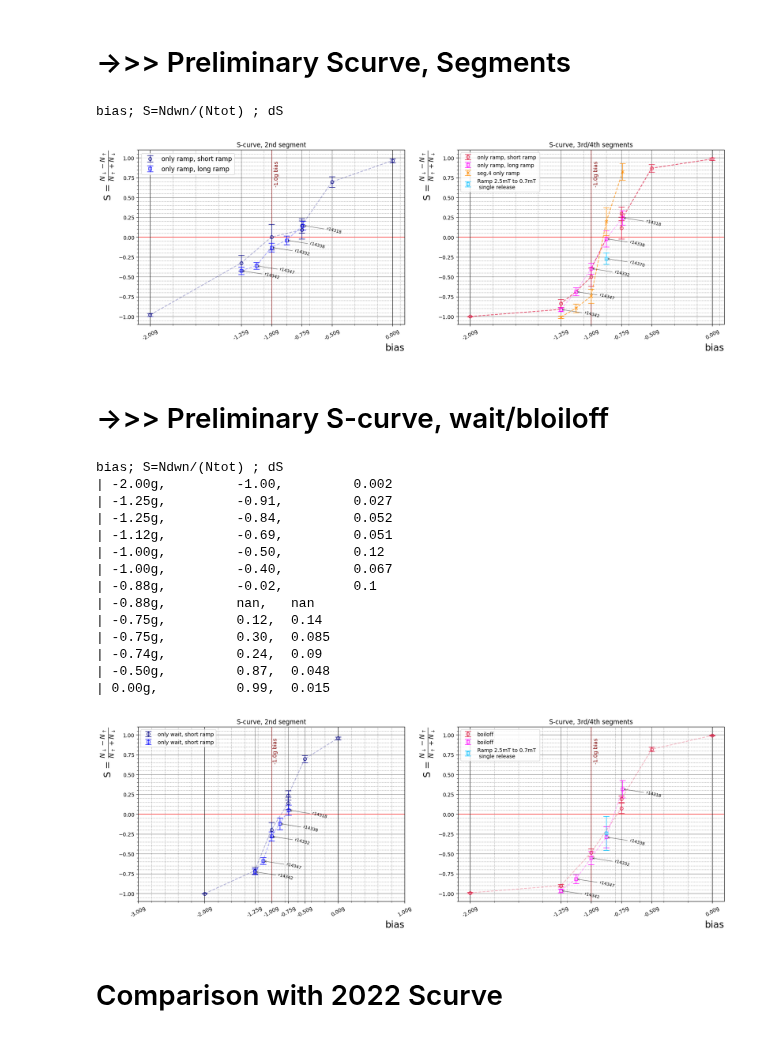
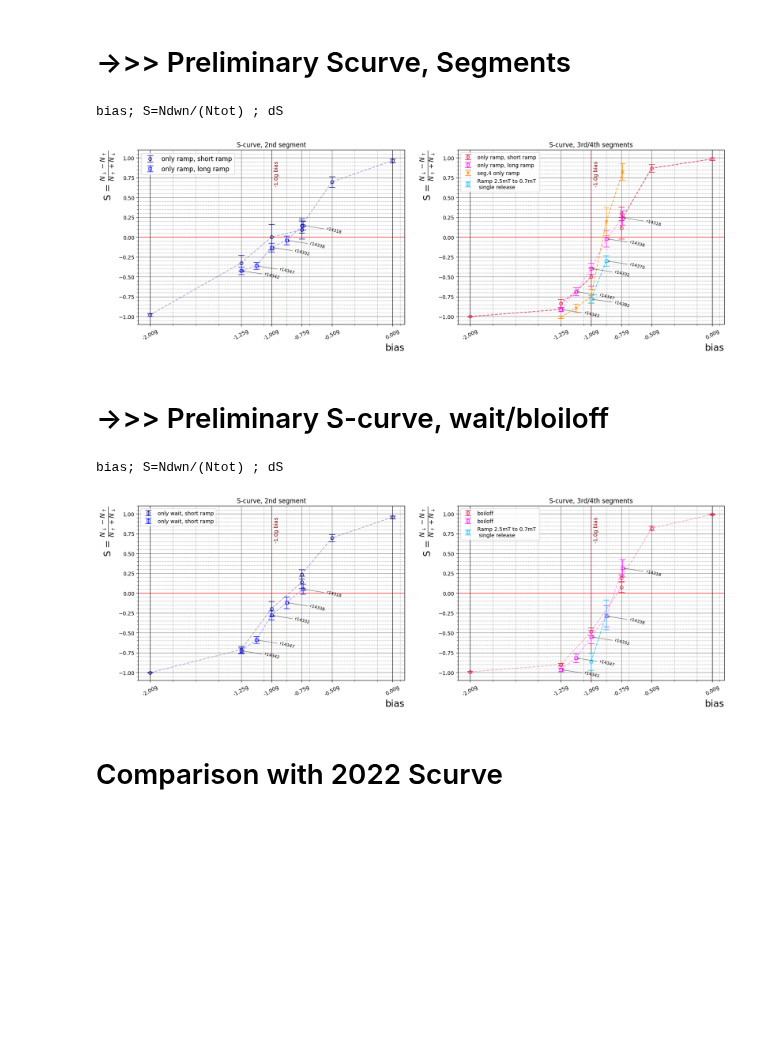
Before and after one commit to Adrianodelvincio/alphag_frequentist_analysis_2025, a Jupyter notebook: v1/Preliminary_Scurve_2025.ipynb, the cells around one changed output. Saved outputs shown, nothing was run; the diff lists cells and outputs as text; code cells hidden in the pictures; blank space fills up the shorter version.

```diff
--- a/v1/Preliminary_Scurve_2025.ipynb
+++ b/v1/Preliminary_Scurve_2025.ipynb
@@ -135,6 +135,7 @@ dictRun = {
            "ag14347/ag14347.vertex.csv": -1.125,
            "ag14286/ag14286.vertex.csv": -1,
            "ag14332/ag14332.vertex.csv": -1,    #  4 segments "long ramp"
+           "ag14382/ag14382.vertex.csv": -1,
            "ag14338/ag14338.vertex.csv": -.875, #  4 segments "long ramp"
            "ag14370/ag14370.vertex.csv": -.875, #  single release segment
            "ag14112/ag14112.vertex.csv": -.75,
@@ -144,6 +145,7 @@ dictRun = {
            "ag14100/ag14100.vertex.csv": 0,
           }
 
+# Dictionary which specifies the type of release [short, long, single] and number of segments [3seg, 4seg, 1seg]
 dictRamp = {
            "ag14106/ag14106.vertex.csv": ["short", "3seg"],
            "ag14342/ag14342.vertex.csv": ["long",  "4seg"],
@@ -151,6 +153,7 @@ dictRamp = {
            "ag14286/ag14286.vertex.csv": ["short", "3seg"],
            "ag14347/ag14347.vertex.csv": ["long",  "4seg"],
            "ag14332/ag14332.vertex.csv": ["long",  "4seg"],
+           "ag14382/ag14382.vertex.csv": ["single","1seg"],
            "ag14338/ag14338.vertex.csv": ["long",  "4seg"],
            "ag14370/ag14370.vertex.csv": ["single","1seg"], #  single release segment
            "ag14112/ag14112.vertex.csv": ["short", "3seg"],
@@ -171,6 +174,7 @@ ListScript = {
            "ag14286/ag14286.vertex.csv": 'Ag_Plot_Test_Protocol.ipynb',
            "ag14347/ag14347.vertex.csv": "Ag_Plot_Test_Protocol-2.ipynb", #  4 segments "long ramp"
            "ag14332/ag14332.vertex.csv": "Ag_Plot_Test_Protocol-2.ipynb", #  4 segments "long ramp"
+           "ag14382/ag14382.vertex.csv": 'Ag_Plot_Test_Protocol-3.ipynb', #  single release segment
            "ag14338/ag14338.vertex.csv": "Ag_Plot_Test_Protocol-2.ipynb", #  4 segments "long ramp"
            "ag14370/ag14370.vertex.csv": 'Ag_Plot_Test_Protocol-3.ipynb', #  single release segment
            "ag14112/ag14112.vertex.csv": 'Ag_Plot_Test_Protocol.ipynb',
@@ -521,10 +529,12 @@ plt.errorbar(bias[mask],
 
 plt.errorbar(bias[mask], S_ramp4[mask], marker = "", color = "darkorange", linestyle = "--", alpha = 0.7)
 
+
 mask = (type_ramp == "single")
 plt.errorbar(bias[mask],
              S_rampsingle[mask],
              dS_rampsingle[mask], marker = "s", markersize = 6, markerfacecolor='none', color = "deepskyblue", capsize = 6, linestyle = '', elinewidth=1, label = "Ramp 2.5mT to 0.7mT \n single release")
+plt.errorbar(bias[mask], S_rampsingle[mask], marker = "", color = "deepskyblue", linestyle = "--", alpha = 0.7)
 labelfactory(bias[mask], S_rampsingle[mask], list_runs[mask], labels, "right")
 
 
@@ -539,13 +549,13 @@ plt.xticks(labels, [f"{item:.2f}g" for item in labels], rotation=30)
 plt.savefig("figures/S_curve_onlyramp.png", bbox_inches = 'tight')
 # %% [output]
 bias; S=Ndwn/(Ntot) ; dS
-[figure, old version]
+[figure, new version]
 # %% [markdown]
 # ->>> Preliminary S-curve, wait/bloiloff
 # %%
 print("bias; S=Ndwn/(Ntot) ; dS")
 
-labels = [-3, -2, -1.25, -1, -.75, -0.5, 0, 1]
+labels = [ -2, -1.25, -1, -.75, -0.5, 0]
 
 plt.figure(1, figsize = (20, 6))
 
@@ -570,6 +580,7 @@ plt.errorbar(bias[mask],
 plt.errorbar(bias[mask], S_ramp2_onlywait[mask], marker = "", color = "blue",  linestyle = "--", alpha = 0.3)
 labelfactory(bias[mask], S_ramp2_onlywait[mask], list_runs[mask], labels)
 plt.legend()
+plt.xticks(labels, [f"{item:.2f}g" for item in labels], rotation=30)
 
 #--------------------------------------------------------------
 plt.subplot(1,2,2)
@@ -588,47 +599,36 @@ plt.errorbar(bias[mask], S_ramp3_onlywait[mask], marker = "", color = "crimson",
 
 # plot long ramps -> type_ramp
 mask = (type_ramp == "long")
 
 plt.errorbar(bias[mask],
              S_ramp3_onlywait[mask],
              dS_ramp3_onlywait[mask], marker = "s", markerfacecolor='none', markersize = 6, color = "magenta", capsize = 6, elinewidth=1, linestyle = "", label = "boiloff")
 plt.errorbar(bias[mask], S_ramp3_onlywait[mask], marker = "", color = "magenta", linestyle = "--", alpha = 0.3)
 labelfactory(bias[mask], S_ramp3_onlywait[mask], list_runs[mask], labels)
 
 mask = (type_ramp == "single")
 plt.errorbar(bias[mask],
              S_rampsingle_wait[mask],
              dS_rampsingle_wait[mask], marker = "s", markersize = 6, markerfacecolor='none', color = "deepskyblue", capsize = 6, linestyle = '', elinewidth=1, label = "Ramp 2.5mT to 0.7mT \n single release")
+plt.errorbar(bias[mask], S_rampsingle_wait[mask], marker = "", color = "deepskyblue", linestyle = "--", alpha = 0.7)
 
 # segment 4 boil-off
 # mask = (bias2 == -1) | (bias == -1.25)
 # plt.errorbar(bias2[~mask],
 #             S_ramp4_onlywait[~mask],
 #             dS_ramp4_onlywait[~mask], marker = "s", markersize = 6, markerfacecolor='none', color = "darkorange", capsize = 6, linestyle = '', elinewidth=1, label = "seg.4 boiloff")
 
 # plt.errorbar(bias2[mask],
 #              S_ramp4_onlywait[mask],
 #              dS_ramp4_onlywait[mask], marker = "x", markersize = 6, markerfacecolor='none', color = "black", capsize = 6, linestyle = '', elinewidth=1, label = "seg.4 only ramp [strange pattern]")
 
 plt.legend()
+plt.xticks(labels, [f"{item:.2f}g" for item in labels], rotation=30)
 
 plt.savefig("figures/S_curve_onlywait.png", bbox_inches = 'tight')
 # %% [output]
 bias; S=Ndwn/(Ntot) ; dS
-| -2.00g,         -1.00,         0.002
-| -1.25g,         -0.91,         0.027
-| -1.25g,         -0.84,         0.052
-| -1.12g,         -0.69,         0.051
-| -1.00g,         -0.50,         0.12
-| -1.00g,         -0.40,         0.067
-| -0.88g,         -0.02,         0.1
-| -0.88g,         nan,   nan
-| -0.75g,         0.12,  0.14
-| -0.75g,         0.30,  0.085
-| -0.74g,         0.24,  0.09
-| -0.50g,         0.87,  0.048
-| 0.00g,          0.99,  0.015
-[figure, old version]
+[figure, new version]
 # %%
 # save the data in txt format
 with open("data_onlyramp.txt", "w") as file:
```
Also changed, not shown: parts of 9 cells of this notebook, 2 other files.
